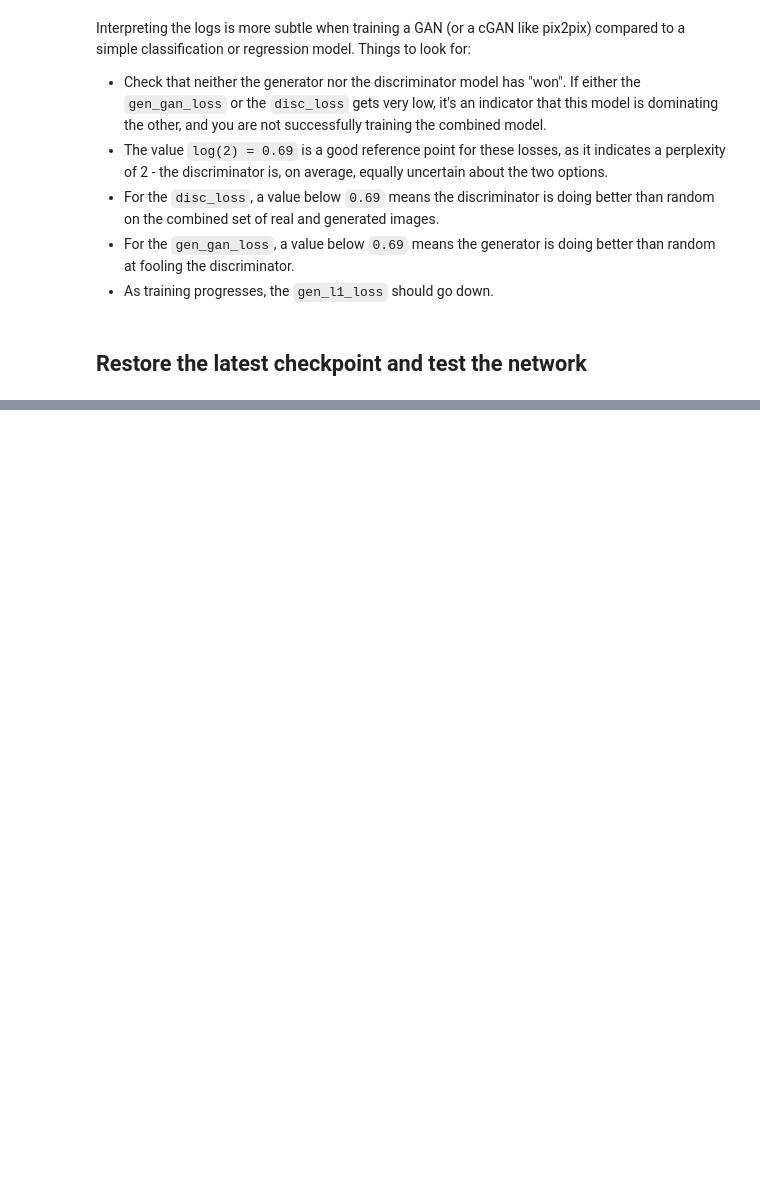
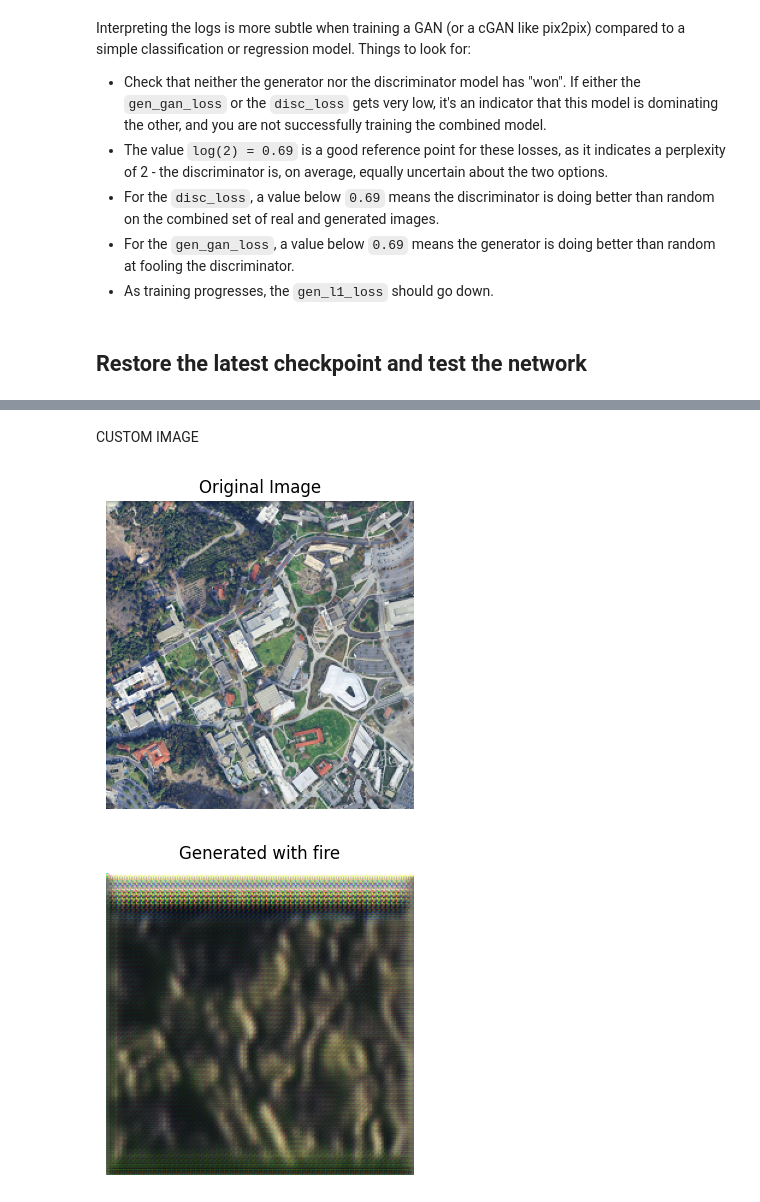
Before and after one commit to p-vinh/Disaster-Scenario-Sim, a Jupyter notebook: model/starGAN.ipynb, the cells around one changed output, grey strips where cells are left out. Cells and saved outputs as stored; diff of their text form; code cells hidden in the pictures; blank space fills up the shorter version.

```diff
--- a/model/starGAN.ipynb
+++ b/model/starGAN.ipynb
@@ -583,0 +671,43 @@ Saved ../output/attr_row_5.png
+# %% [markdown]
+CUSTOM IMAGE
+# %%
+from PIL import Image
+import torchvision.transforms as T
+
+# 1) load & preprocess your image
+img_path = "test.png"
+img = Image.open(img_path).convert("RGB")
+prep = T.Compose([
+    T.Resize(256),            # or T.CenterCrop(256) if already >256
+    T.CenterCrop(256),
+    T.ToTensor(),
+    T.Normalize((0.5,0.5,0.5),
+                (0.5,0.5,0.5))
+])
+x = prep(img).unsqueeze(0).to(device)  # shape [1,3,256,256]
+
+# 2) pick a target attribute c (tensor of shape [1])
+#    here we pick attribute index 3 for example
+c = torch.tensor([1], dtype=torch.long, device=device)
+
+# 3) run through G
+with torch.no_grad():
+    out = G(x, c).cpu()
+
+out_img = denorm(out[0]).permute(1,2,0).numpy()
+
+plt.figure(figsize=(4,4))
+plt.imshow(denorm(x[0]).cpu().permute(1, 2, 0).numpy())
+plt.axis("off")
+plt.title("Original Image")
+plt.show()
+
+
+plt.figure(figsize=(4,4))
+plt.imshow(out_img)
+plt.axis("off")
+plt.title(f"Generated with {idx2type[c.item()]}")
+plt.show()
+# %% [output]
+[figure, added]
+[figure, added]
```
Also changed, not shown: parts of 10 cells of this notebook, 8 other files.
